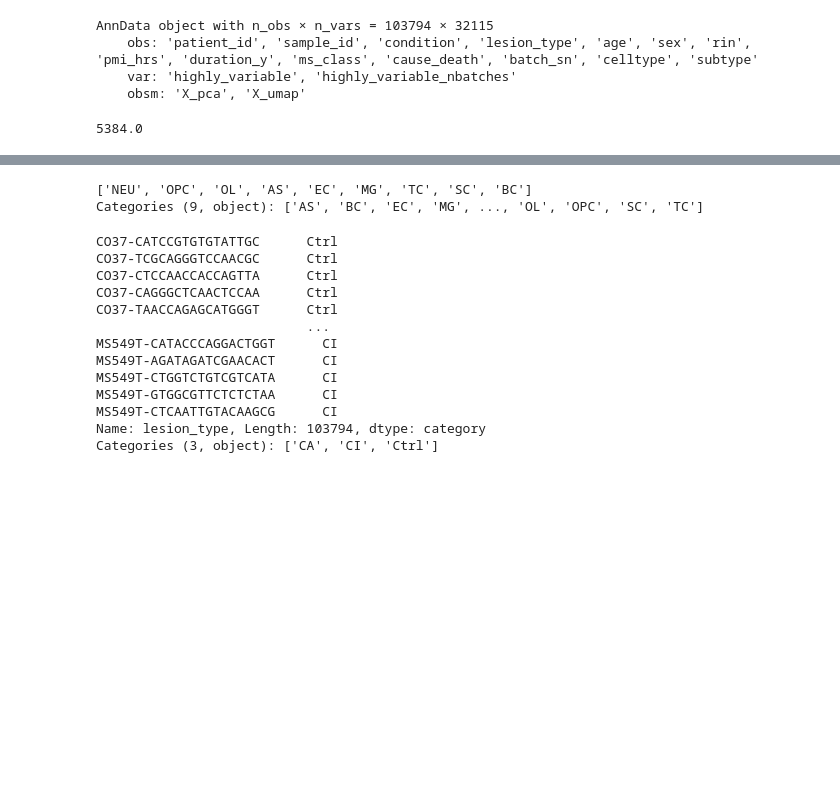
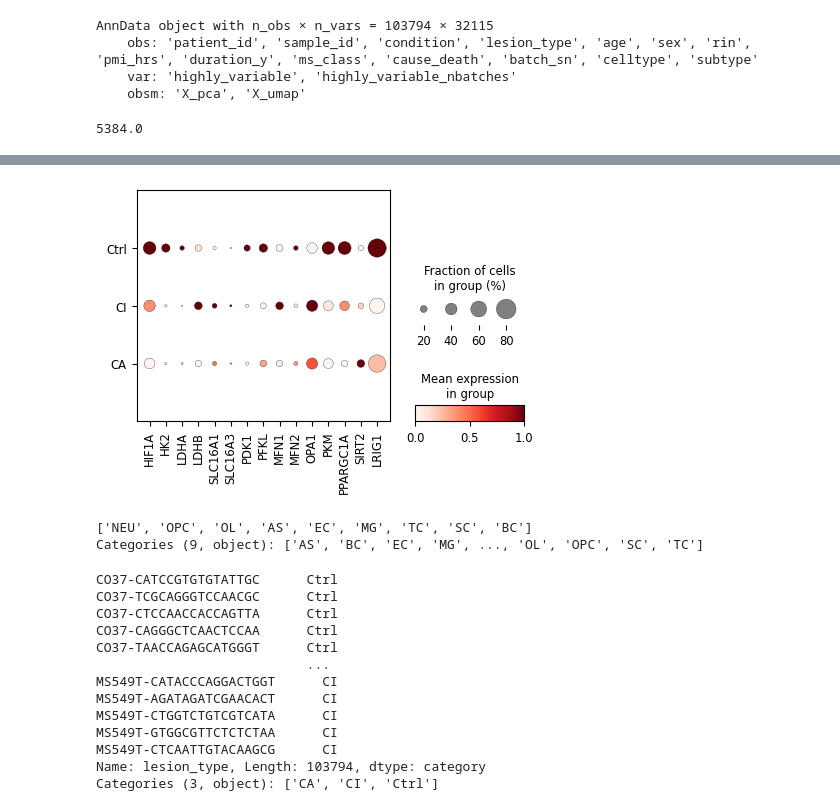
Before and after one commit to christoffermattssonlangseth/MitoMetaoMicS, a Jupyter notebook: notebooks/external_dataset/LermaMartinSN.ipynb, the cells around one changed output, grey strips where cells are left out. Cells and saved outputs as stored; diff of their text form; code cells hidden in the pictures; blank space fills up the shorter version.

```diff
--- a/notebooks/external_dataset/LermaMartinSN.ipynb
+++ b/notebooks/external_dataset/LermaMartinSN.ipynb
@@ -68,3 +75,20 @@ sc.pl.dotplot(
+# %%
+
+sc.pl.dotplot(
+    adata[adata.obs['celltype'] == 'AS'],
+    var_names=human_genes,
+    groupby="lesion_type",
+    standard_scale="var",
+    #dot_max=0.5,
+    #dot_min=0.05,
+    color_map="Reds",
+    dendrogram=False,
+    figsize=(5, 3),
+    categories_order=['Ctrl', 'CI', 'CA'],
+    #title=cell
+)
+# %% [output]
+[figure, added]
 # %%
 # ============================================
 # Dot plot across TIMEPOINTS (single-cell)
```
Also changed, not shown: parts of 4 cells of this notebook, 8 other files.
